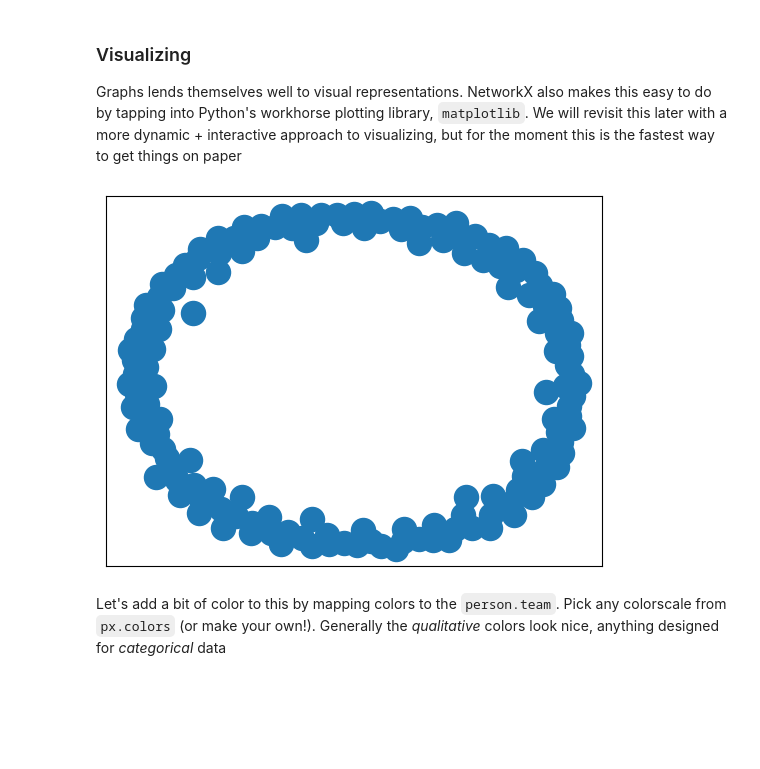
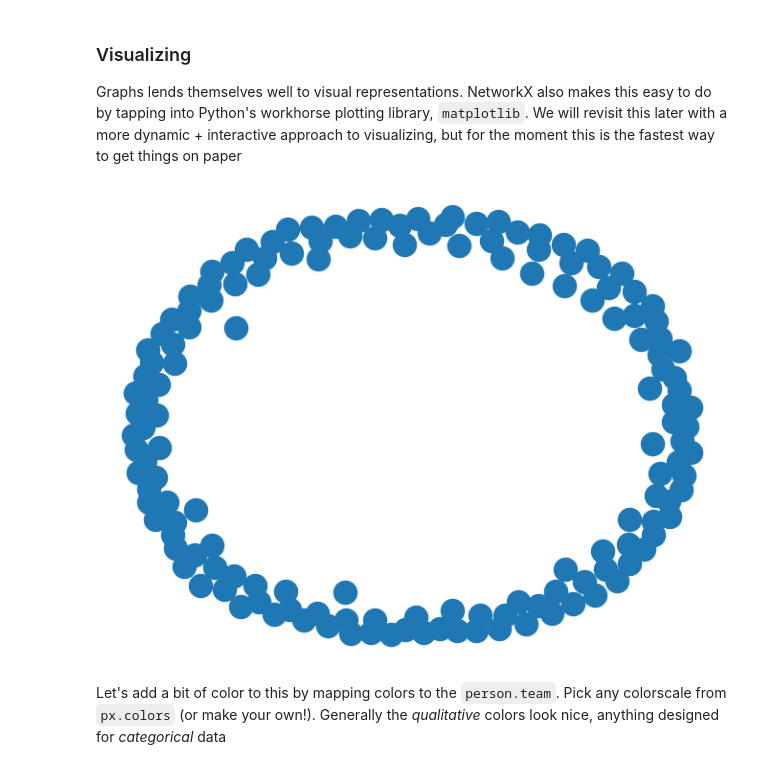
Before and after one commit to lucasdurand/network-graph-tutorial, a Jupyter notebook: Part 1 - The Graph/Solution.ipynb, the cells around one changed output. Drawn from its saved outputs; the diff is of its cells as text; code cells hidden in the pictures; blank space fills up the shorter version.

```diff
--- a/Part 1 - The Graph/Solution.ipynb
+++ b/Part 1 - The Graph/Solution.ipynb
@@ -59,9 +88,9 @@ NodeDataView({'Michael Nichols': {'person': True, 'type': 'person', 'name': 'Mic
 Graphs lends themselves well to visual representations. NetworkX also makes this easy to do by tapping into Python's workhorse plotting library, `matplotlib`. We will revisit this later with a more dynamic + interactive approach to visualizing, but for the moment this is the fastest way to get things on paper
 # %%
 import matplotlib.pyplot as plt
-nx.draw_networkx(G, with_labels=False)
+nx.draw(G, with_labels=False)
 # %% [output]
-[figure, old version]
+[figure, new version]
 # %% [markdown]
 Let's add a bit of color to this by mapping colors to the `person.team`. Pick any colorscale from `px.colors` (or make your own!). Generally the *qualitative* colors look nice, anything designed for *categorical* data
 # %%
```
Also changed, not shown: parts of 18 cells of this notebook, 1 other file.
